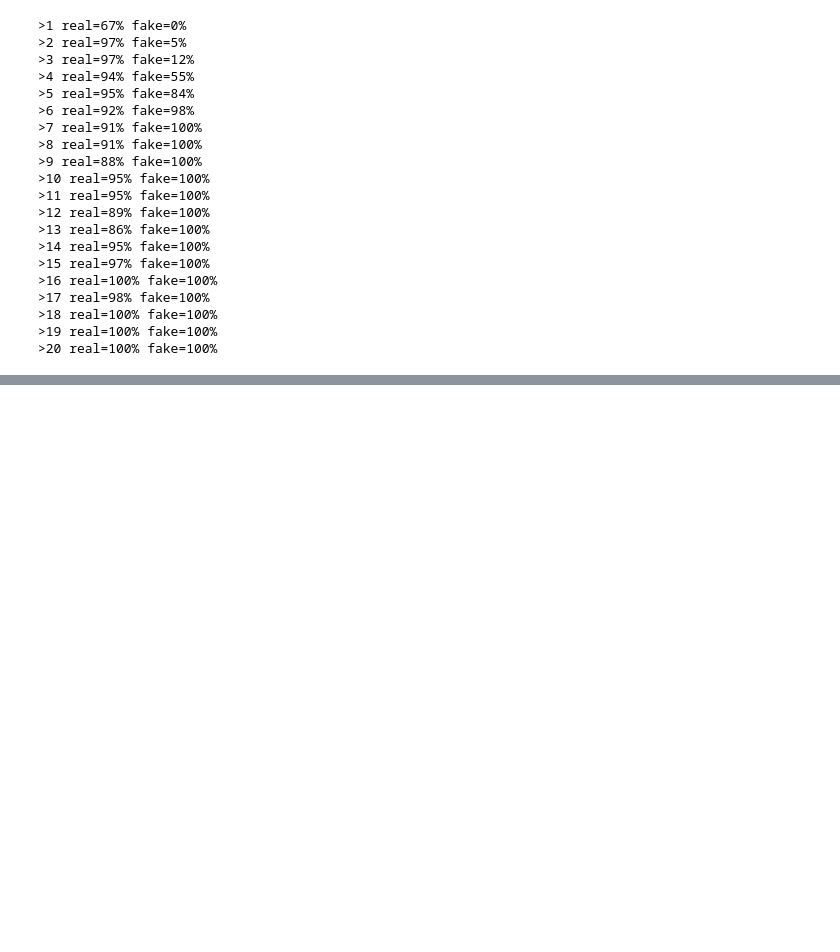
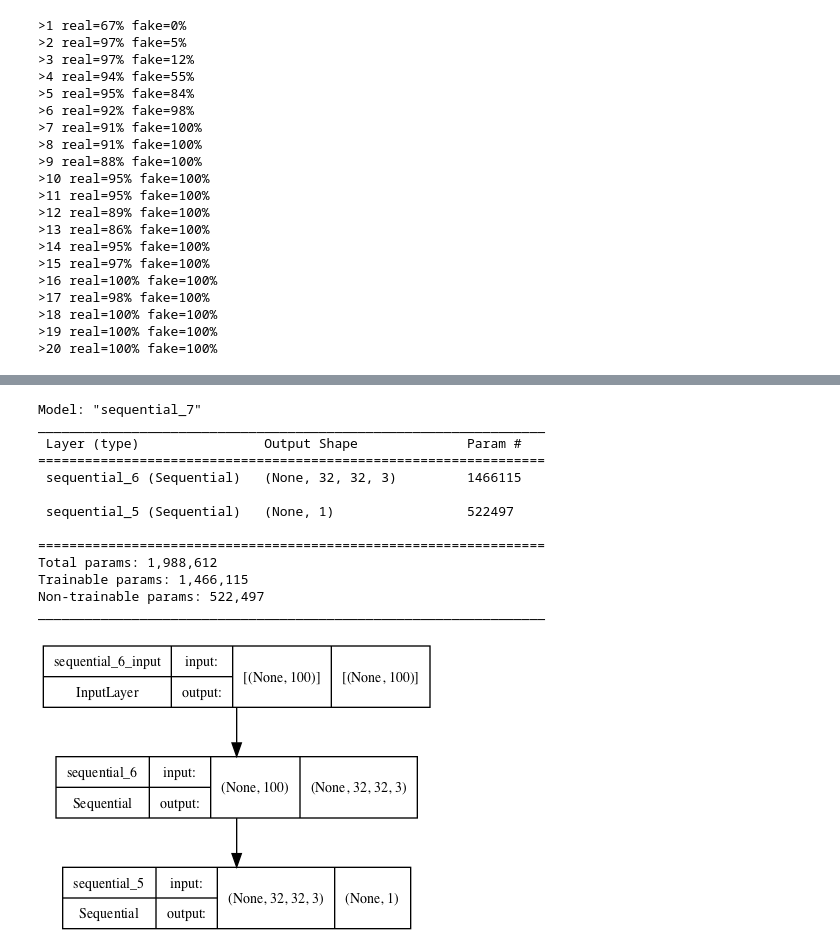
Before and after one commit to xinnnix/python_practice, a Jupyter notebook: GANsWithPython/chapter_8/cifar10.ipynb, the cells around one changed output, grey strips where cells are left out. Saved outputs shown, nothing was run; the diff lists cells and outputs as text; code cells hidden in the pictures; blank space fills up the shorter version.

```diff
--- a/GANsWithPython/chapter_8/cifar10.ipynb
+++ b/GANsWithPython/chapter_8/cifar10.ipynb
@@ -181,0 +266,37 @@ train_discriminator(model, dataset)
+# %%
+# define the combined generator and discriminator model, for updating the generator
+def define_gan(g_model, d_model):
+    # make weights in the discriminator not trainable
+    d_model.trainable = False
+    # connect them
+    model =Sequential()
+
+    model.add(g_model)
+    model.add(d_model)
+
+    opt = Adam(learning_rate=0.0002, beta_1=0.5)
+    model.compile(loss='binary_crossentropy', optimizer=opt)
+
+    return model
+# %%
+latent_dim = 100
+d_model = define_discriminator()
+g_model = define_generator(latent_dim)
+gan_model = define_gan(g_model, d_model)
+gan_model.summary()
+plot_model(gan_model, to_file='gan_plot.png', show_shapes=True, show_layer_names=True)
+# %% [output]
+Model: "sequential_7"
+_________________________________________________________________
+ Layer (type)                Output Shape              Param #
+=================================================================
+ sequential_6 (Sequential)   (None, 32, 32, 3)         1466115
+
+ sequential_5 (Sequential)   (None, 1)                 522497
+
+=================================================================
+Total params: 1,988,612
+Trainable params: 1,466,115
+Non-trainable params: 522,497
+_________________________________________________________________
+[figure, added]
```
Also changed, not shown: parts of 10 cells of this notebook, 4 other files.
